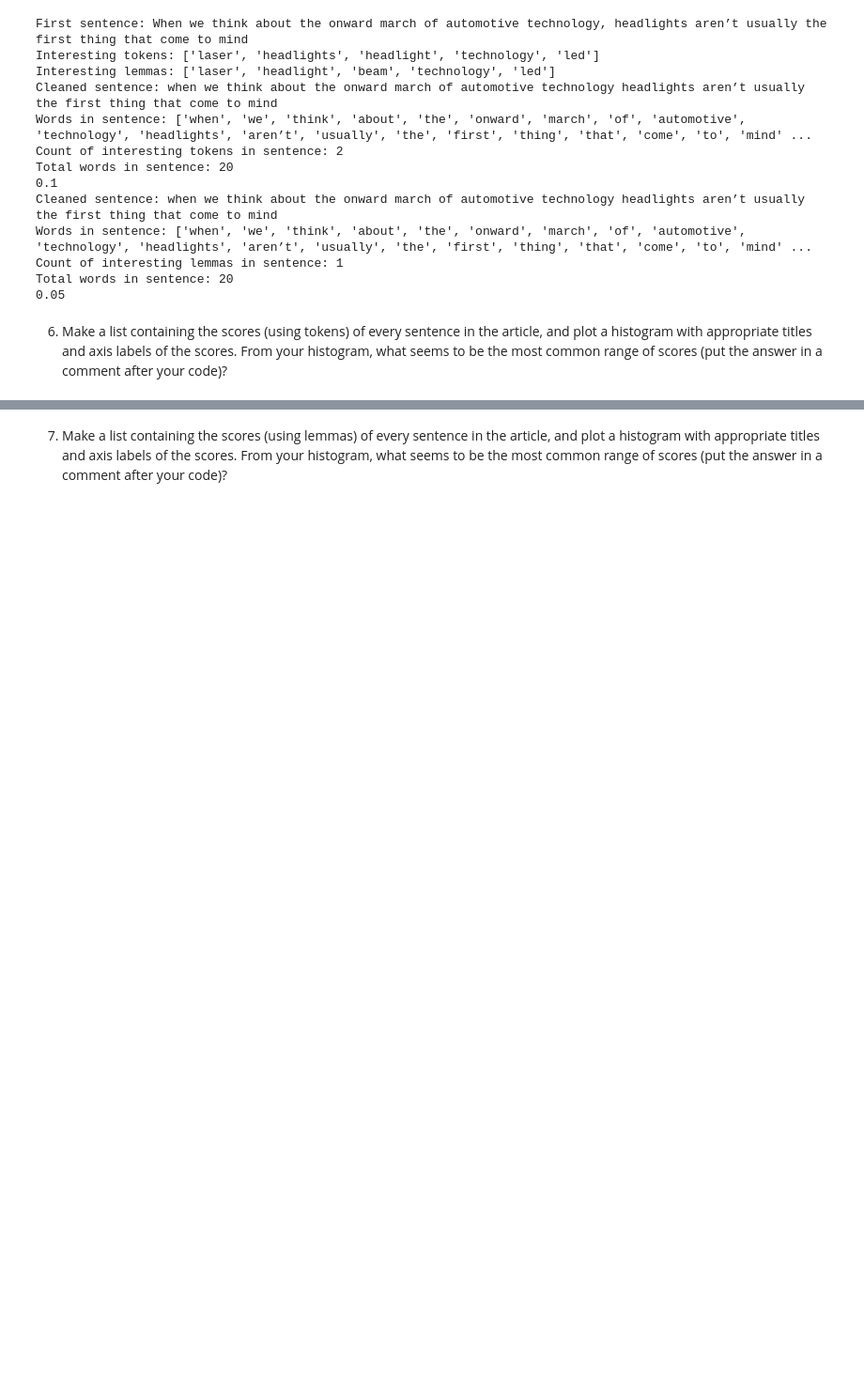
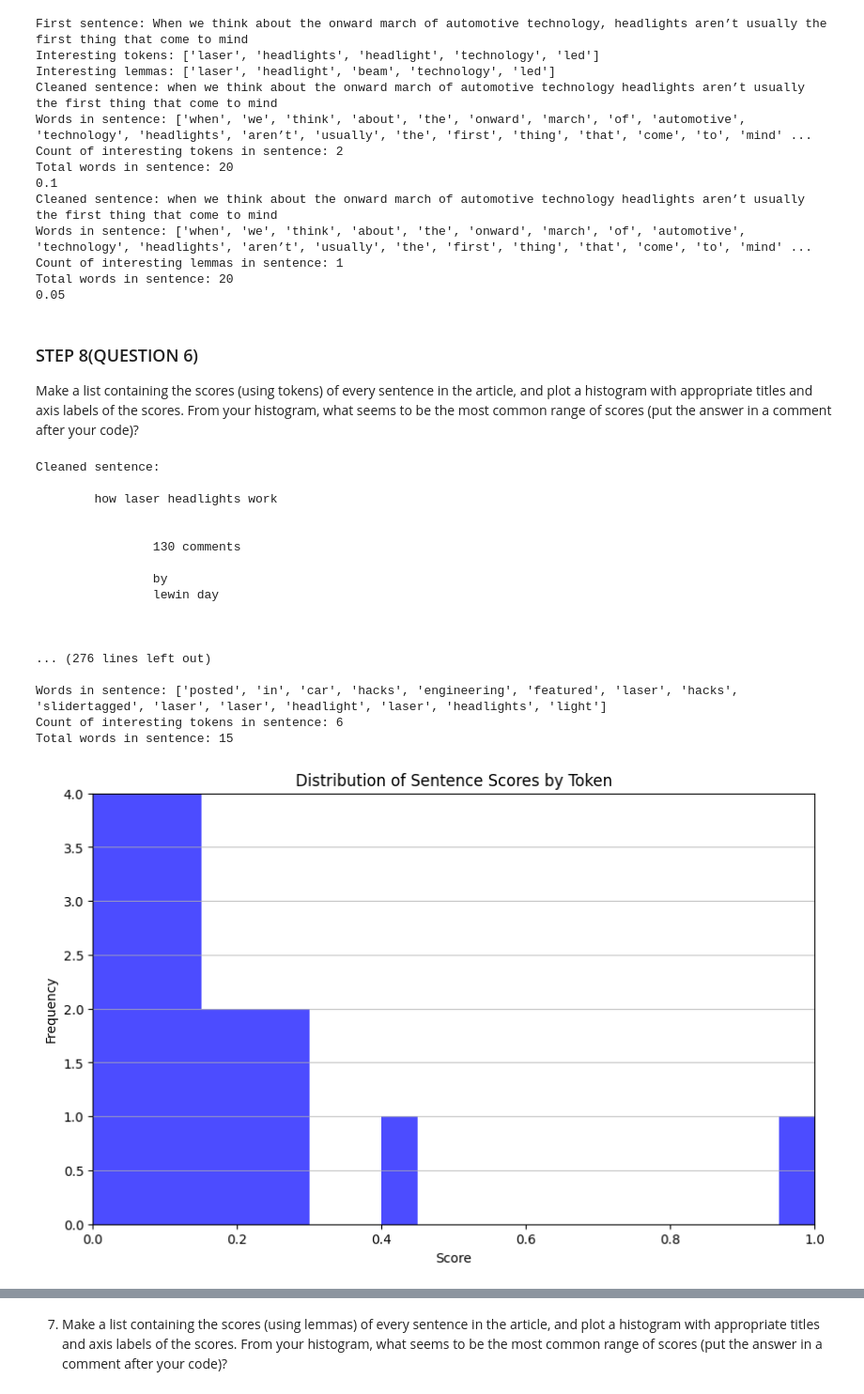
Before and after one commit to kwameape123/620-mod6-web-scraping, a Jupyter notebook: web-scraping.ipynb, the cells around one changed output, grey strips where cells are left out. Shown at 94% size. Cells and saved outputs as stored; diff of their text form; code cells hidden in the pictures; blank space fills up the shorter version.

```diff
--- a/web-scraping.ipynb
+++ b/web-scraping.ipynb
@@ -260,7 +260,7 @@ def score_sentence_by_token(sentence, interesting_token):
     count = sum(1 for word in words if word.lower() in interesting_token)
     print(f"Count of interesting tokens in sentence: {count}")  # Debugging line to check count
     print(f"Total words in sentence: {len(words)}")  # Debugging line
-    return print(round(count / len(words),5))
+    return round(count / len(words),5)
 
 def score_sentence_by_lemma(sentence, interesting_lemmas):
     """
@@ -286,7 +286,7 @@ def score_sentence_by_lemma(sentence, interesting_lemmas):
     count = sum(1 for word in words if word.lower() in interesting_lemmas)
     print(f"Count of interesting lemmas in sentence: {count}")  # Debugging line to check count
     print(f"Total words in sentence: {len(words)}")  # Debugging line
-    return print(round(count / len(words), 5))
+    return round(count / len(words), 5)
 
 # Example usage
 initial_paragraph= article_element1.find('p').get_text()  # Get the first paragraph of the article
@@ -298,8 +298,8 @@ interesting_tokens = [token for token, freq in common_tokens1]  # Use the first
 print("Interesting tokens:", interesting_tokens)  # Print the interesting tokens
 interesting_lemmas = [lemma for lemma, freq in common_lemmas1]  # Use the first 5 common lemmas from the pickle file
 print("Interesting lemmas:", interesting_lemmas)  # Print the interesting lemmas
-score_sentence_by_token(sentence, interesting_tokens)  # Score by token
-score_sentence_by_lemma(sentence, interesting_lemmas)  # Score by lemma string
+print(score_sentence_by_token(sentence, interesting_tokens))  # Score by token
+print(score_sentence_by_lemma(sentence, interesting_lemmas))  # Score by lemma string
 # %% [output]
 First sentence: When we think about the onward march of automotive technology, headlights aren’t usually the first thing that come to mind
 Interesting tokens: ['laser', 'headlights', 'headlight', 'technology', 'led']
@@ -315,4 +315,61 @@ Count of interesting lemmas in sentence: 1
 Total words in sentence: 20
 0.05
 # %% [markdown]
-6. Make a list containing the scores (using tokens) of every sentence in the article, and plot a histogram with appropriate titles and axis labels of the scores. From your histogram, what seems to be the most common range of scores (put the answer in a comment after your code)?
+### STEP 8(QUESTION 6)
+Make a list containing the scores (using tokens) of every sentence in the article, and plot a histogram with appropriate titles and axis labels of the scores. From your histogram, what seems to be the most common range of scores (put the answer in a comment after your code)?
+# %%
+#use the same methods to score every sentence in the article
+def score_article_by_token(article_text, interesting_tokens):
+    """
+    Score an article based on the presence of interesting tokens in each sentence.
+
+    Args:
+        article_text (str): The text of the article.
+        interesting_tokens (list): A list of interesting tokens.
+
+    Returns:
+        list: A list of scores for each sentence in the article.
+    """
+    doc = nlp(article_text)
+    scores = []
+    for sent in doc.sents:
+        score = score_sentence_by_token(sent.text, interesting_tokens)
+
+        scores.append(score)
+    return scores
+
+
+scores = score_article_by_token(article_element1.get_text(), interesting_tokens)
+
+
+# plot on histogram the scores for each sentence
+plt.figure(figsize=(10, 6))
+plt.hist(scores, bins=20, color='blue', alpha=0.7)
+plt.title("Distribution of Sentence Scores by Token")
+plt.xlabel('Score')
+plt.ylabel('Frequency')
+plt.grid(axis='y', alpha=0.75)
+plt.ylim(0,4)
+plt.xlim(0, 1)
+plt.show()
+
+# Answer: From the histogram, we can see that the most common range of scores 0 and 0.1.
+# %% [output]
+Cleaned sentence:
+
+        how laser headlights work
+
+
+                130 comments
+
+                by
+                lewin day
+
+
+
+... (276 lines left out)
+
+Words in sentence: ['posted', 'in', 'car', 'hacks', 'engineering', 'featured', 'laser', 'hacks', 'slidertagged', 'laser', 'laser', 'headlight', 'laser', 'headlights', 'light']
+Count of interesting tokens in sentence: 6
+Total words in sentence: 15
+[figure, added]
```
Also changed, not shown: parts of 3 cells of this notebook.
